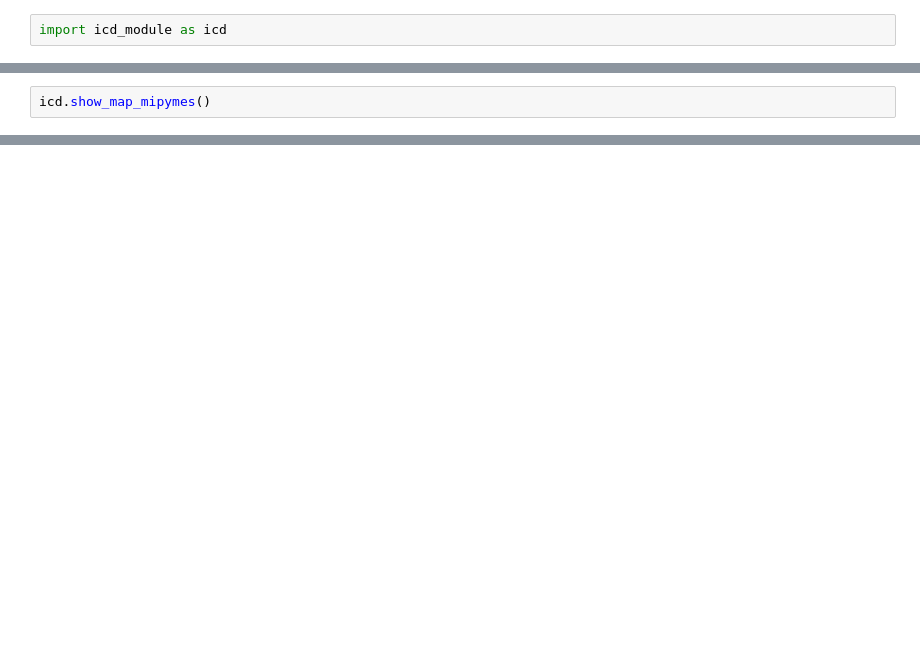
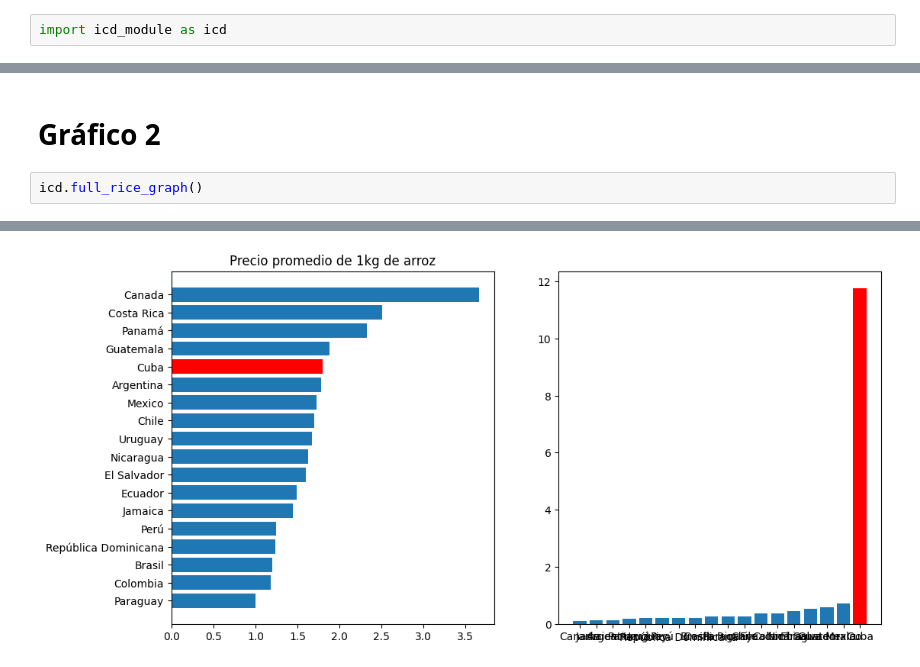
Before and after one commit to FabianCabreraD/Proyecto-ICD, a Jupyter notebook: main.ipynb, the cells around one changed output, grey strips where cells are left out. Drawn from its saved outputs; the diff is of its cells as text; blank space fills up the shorter version.

```diff
--- a/main.ipynb
+++ b/main.ipynb
@@ -3,3 +11,5 @@ import icd_module as icd
+# %% [markdown]
+<h1>Gráfico 2</h1>
 # %%
-icd.show_map_mipymes()
+icd.full_rice_graph()
 # %% [output]
@@ -6,0 +16 @@ icd.show_map_mipymes()
+[figure, added]
```
Also changed, not shown: parts of 7 cells of this notebook, 2 other files.
